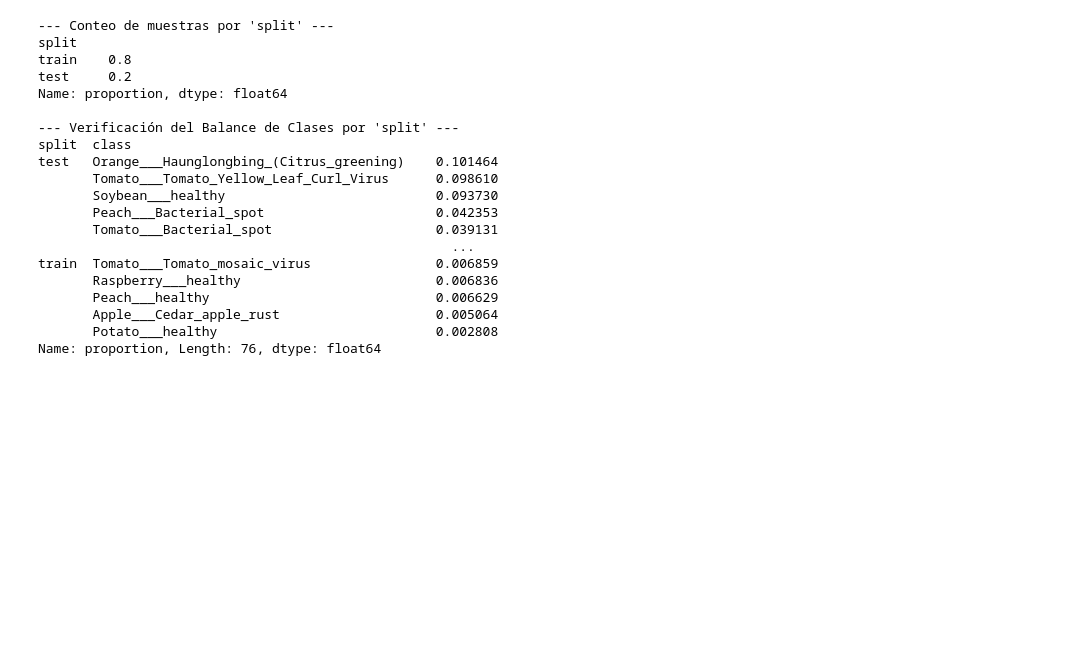
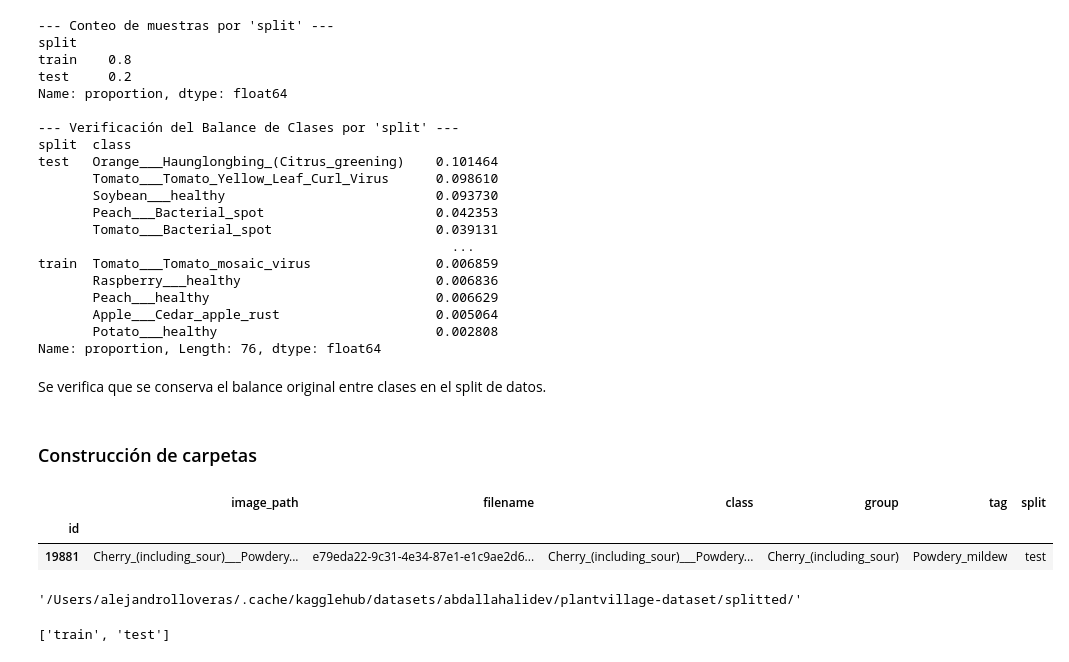
Before and after one commit to MLsound/CV2-PlantVillage, a Jupyter notebook: exploracion.ipynb, the cells around one changed output. Drawn from its saved outputs; the diff is of its cells as text; code cells hidden in the pictures; blank space fills up the shorter version.

```diff
--- a/exploracion.ipynb
+++ b/exploracion.ipynb
@@ -649,3 +760,28 @@ train  Tomato___Tomato_mosaic_virus                0.006859
        Apple___Cedar_apple_rust                    0.005064
        Potato___healthy                            0.002808
 Name: proportion, Length: 76, dtype: float64
+# %% [markdown]
+Se verifica que se conserva el balance original entre clases en el split de datos.
+# %% [markdown]
+### Construcción de carpetas
+# %%
+# Cargamos el dataframe procesado desde .CSV
+df_split = pd.read_csv('dataframe_splitted.csv').set_index('id')
+# %%
+df_split.sample()
+# %% [output]
+|  | image_path | filename | class | group | tag | split |
+| id |  |  |  |  |  |  |
+| 19881 | Cherry_(including_sour)___Powdery... | e79eda22-9c31-4e34-87e1-e1c9ae2d6... | Cherry_(including_sour)___Powdery... | Cherry_(including_sour) | Powdery_mildew | test |
+# %%
+# Guarda directorio del dataset dividido
+path = find_path("plantvillage-dataset")
+SPLITTED_PATH = f"{path}splitted/" if path else None
+SPLITTED_PATH
+# %% [output]
+'/Users/alejandrolloveras/.cache/kagglehub/datasets/abdallahalidev/plantvillage-dataset/splitted/'
+# %%
+splits = df_split['split'].value_counts().index.tolist()
+splits
+# %% [output]
+['train', 'test']
```
Also changed, not shown: parts of 21 cells of this notebook.
